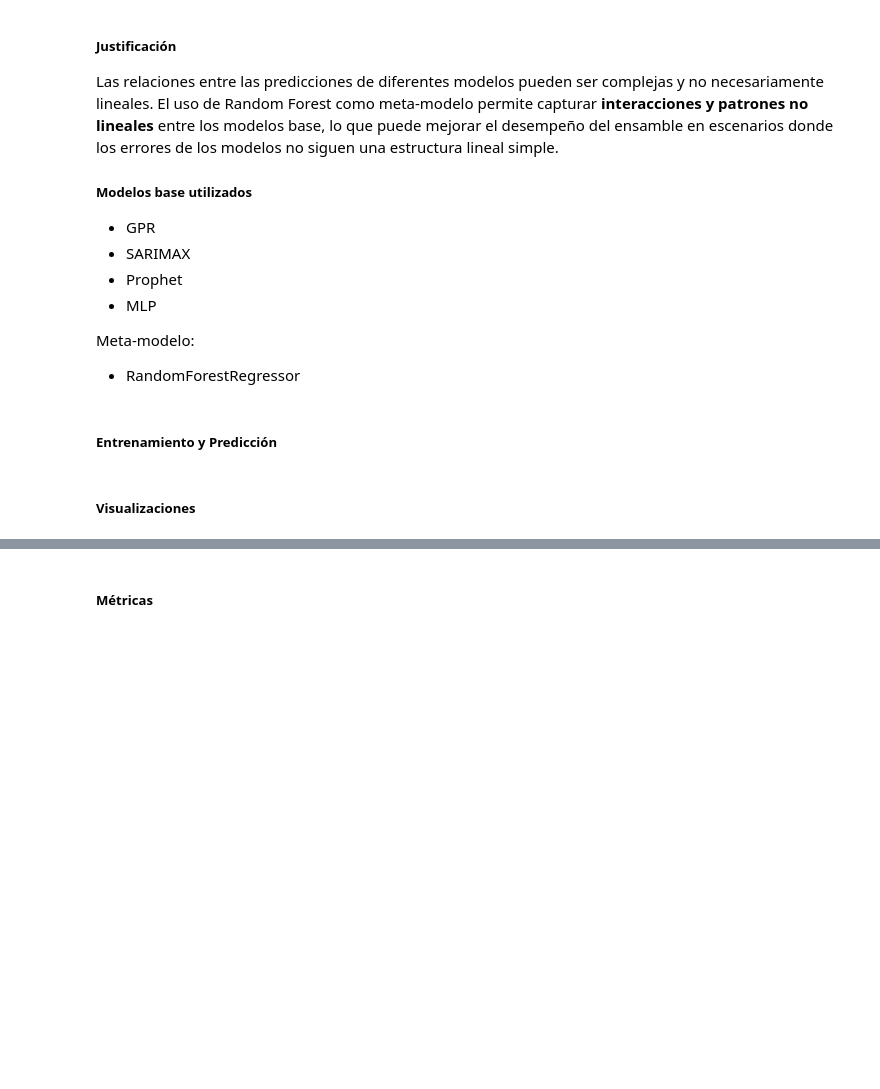
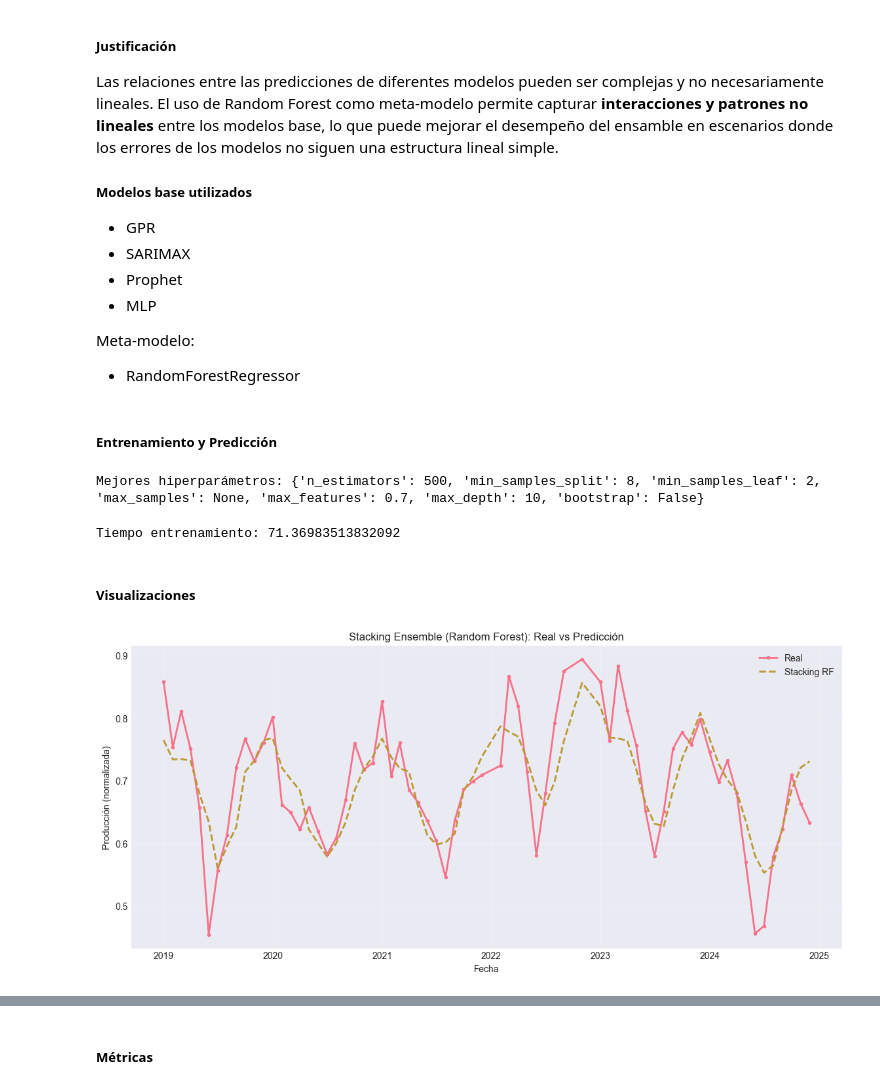
Before and after one commit to juan-pablo-lopez/tc5035-ene26-equipo29, a Jupyter notebook: Avance5.Equipo29.ipynb, the cells around one changed output, grey strips where cells are left out. Cells and saved outputs as stored; diff of their text form; code cells hidden in the pictures; blank space fills up the shorter version.

Commit message:
Stacking Random Forest

```diff
--- a/Avance5.Equipo29.ipynb
+++ b/Avance5.Equipo29.ipynb
@@ -815,7 +825,7 @@ sarimax_model_metrics
 # %%
 # Predicciones sobre el conjunto de entrenamiento
 sarimax_model = modelos_entrenados["SARIMAX"]["modelo"]
-y_pred_train_sarimax = sarimax_model.fittedvalues
+y_pred_train_sarimax = sarimax_model.fittedvalues()
 modelos_entrenados["SARIMAX"]["y_pred_train"] = y_pred_train_sarimax
 # %% [markdown]
 #### <a class="anchor" id="5_4">5.4 SVR</a>
@@ -1867,2 +1965,43 @@ Meta-modelo:
+# %%
+# Ajuste de hiperparámetros para Random Forest
+param_dist = {
+    "bootstrap": [True, False],
+    "max_depth": [4,6,8,10,12,None],
+    "max_features": ["sqrt","log2",0.5,0.7],
+    "max_samples": [None,0.6,0.7,0.8,0.9],
+    "min_samples_leaf": [1,2,3,4,6],
+    "min_samples_split": [2,4,6,8,10],
+    "n_estimators": [300,500,800,1200]
+}
+
+# Definir Random Forest
+rf = RandomForestRegressor(random_state=42)
+
+# Búsqueda aleatoria con validación cruzada
+search = RandomizedSearchCV(
+    rf,
+    param_dist,
+    n_iter=80,
+    cv=tscv,
+    scoring="neg_mean_absolute_error",
+    n_jobs=-1
+)
+
+# Búsqueda de los mejores hiperparámetros
+search.fit(X_meta_train[features_meta], y_meta_train)
+rf_meta = search.best_estimator_
+
+print("Mejores hiperparámetros:", search.best_params_)
+# %% [output]
+Mejores hiperparámetros: {'n_estimators': 500, 'min_samples_split': 8, 'min_samples_leaf': 2, 'max_samples': None, 'max_features': 0.7, 'max_depth': 10, 'bootstrap': False}
+# %%
+# Predicción final
+rf_meta.fit(X_meta_train[features_meta], y_meta_train)
+y_pred_stack_rf = rf_meta.predict(X_meta_test[features_meta])
+
+tiempo_entrenamiento = time.time() - inicio
+print("Tiempo entrenamiento:", tiempo_entrenamiento)
+# %% [output]
+Tiempo entrenamiento: 71.36983513832092
 # %% [markdown]
 ##### Visualizaciones
@@ -1870,0 +2008,30 @@ Meta-modelo:
+# %%
+fig, ax = plt.subplots(figsize=(14,6))
+
+ax.plot(
+    y_test.index,
+    y_test,
+    label="Real",
+    linewidth=2,
+    marker="o",
+    markersize=3
+)
+
+ax.plot(
+    y_test.index,
+    y_pred_stack_rf,
+    label="Stacking RF",
+    linestyle="--",
+    linewidth=2
+)
+
+ax.set_title("Stacking Ensemble (Random Forest): Real vs Predicción")
+ax.set_xlabel("Fecha")
+ax.set_ylabel("Producción (normalizada)")
+
+ax.legend()
+ax.grid(alpha=0.3)
+
+plt.show()
+# %% [output]
+[figure, added]
```
Also changed, not shown: parts of 49 cells of this notebook.
